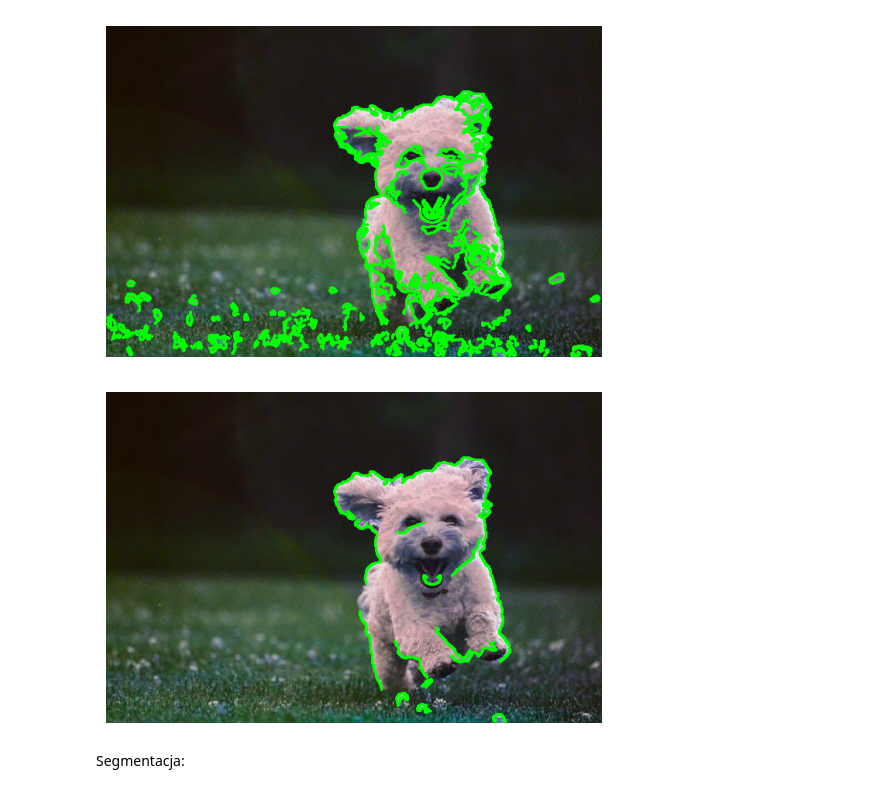
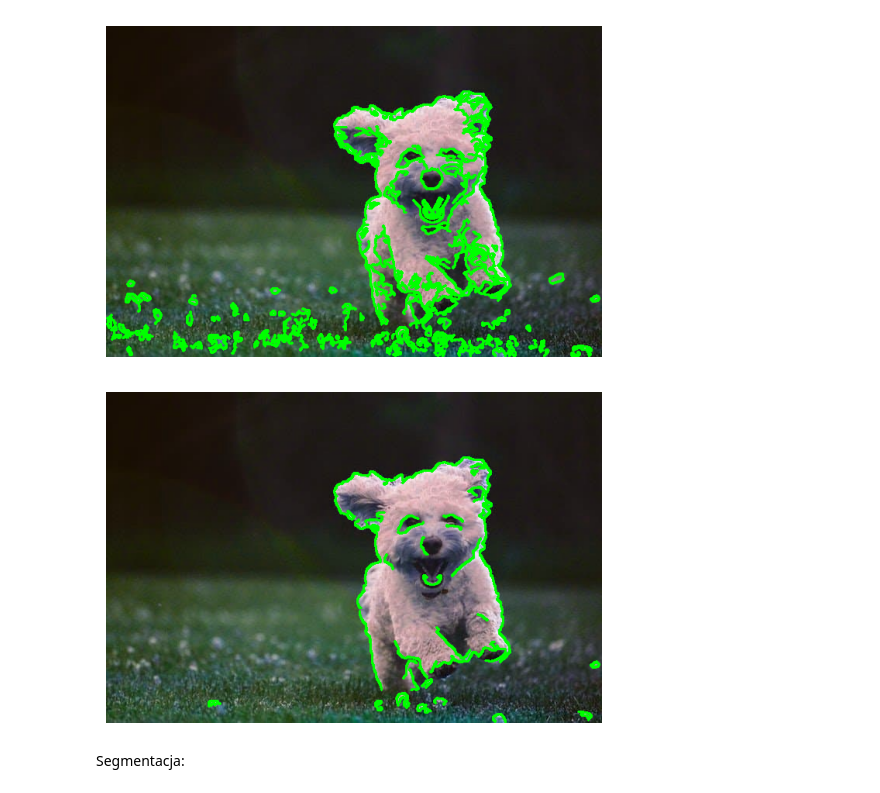
Before and after one commit to kat-pierzchala/OpenCV_Scikit-image, a Jupyter notebook: OpenCV_SKI.ipynb, the cells around one changed output. Cells and saved outputs as stored; diff of their text form; code cells hidden in the pictures.

```diff
--- a/OpenCV_SKI.ipynb
+++ b/OpenCV_SKI.ipynb
@@ -122,15 +122,15 @@ plt.show()
 [figure]
 # %%
 kontury, _ = cv2.findContours(edges, cv2.RETR_EXTERNAL, cv2.CHAIN_APPROX_SIMPLE)
-kontury = [c for c in kontury if cv2.contourArea(c) > 11]
+kontury = [c for c in kontury if cv2.contourArea(c) > 5]
 obraz_kontury = obraz.copy()
 
 cv2.drawContours(obraz_kontury, kontury, -1, (0, 255, 0), 2)
 plt.imshow(cv2.cvtColor(obraz_kontury, cv2.COLOR_BGR2RGB))
 plt.axis("off")
 plt.show()
 # %% [output]
-[figure, old version]
+[figure, new version]
 # %% [markdown]
 Segmentacja:
 # %%
```
Also changed, not shown: parts of 3 cells of this notebook.
